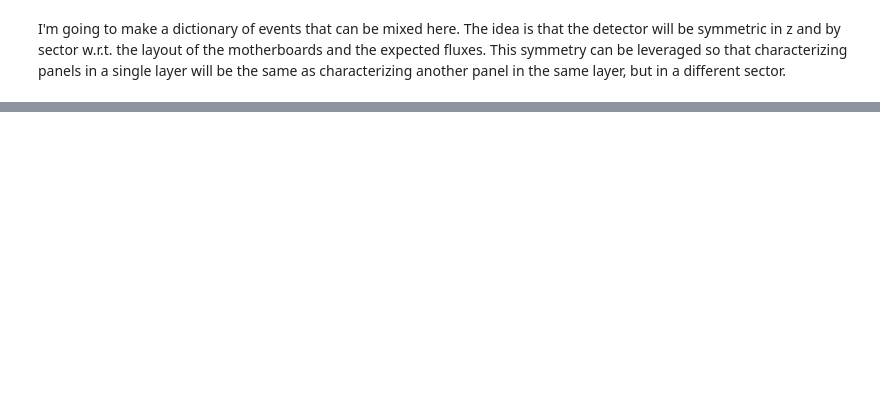
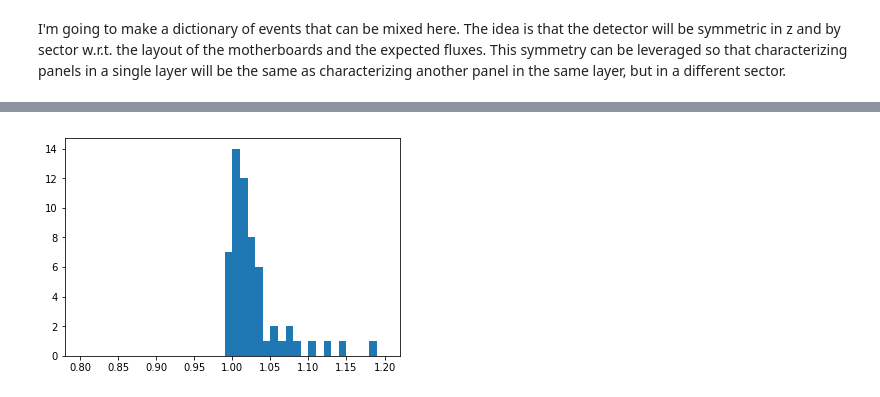
Before and after one commit to NWUHEP/hgcal-analysis, a Jupyter notebook: notebooks/hgcal_trigger_algo.ipynb, the cells around one changed output, grey strips where cells are left out. Saved outputs shown, nothing was run; the diff lists cells and outputs as text; code cells hidden in the pictures; blank space fills up the shorter version.

```diff
--- a/notebooks/hgcal_trigger_algo.ipynb
+++ b/notebooks/hgcal_trigger_algo.ipynb
@@ -322,0 +329,6 @@ plt.show()
+# %%
+plt.figure(facecolor='white')
+plt.hist(r, bins=40, range=(0.8, 1.2))
+plt.show()
+# %% [output]
+[figure, added]
```
Also changed, not shown: parts of 9 cells of this notebook, 2 other files.
